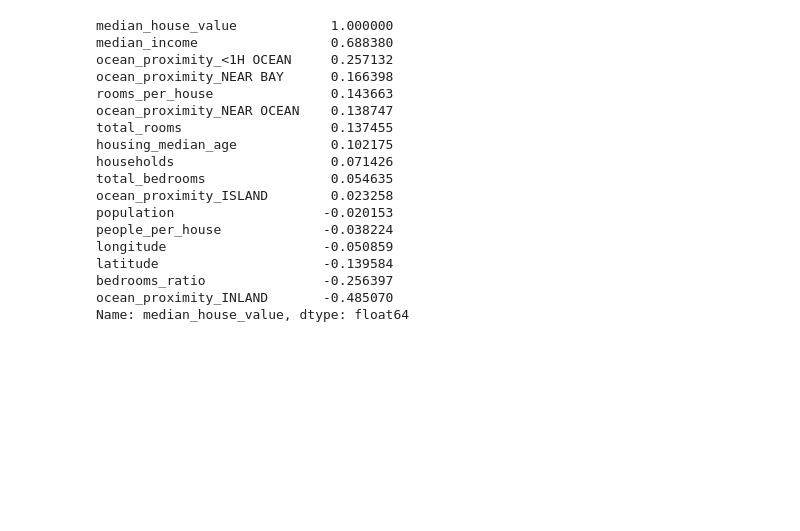
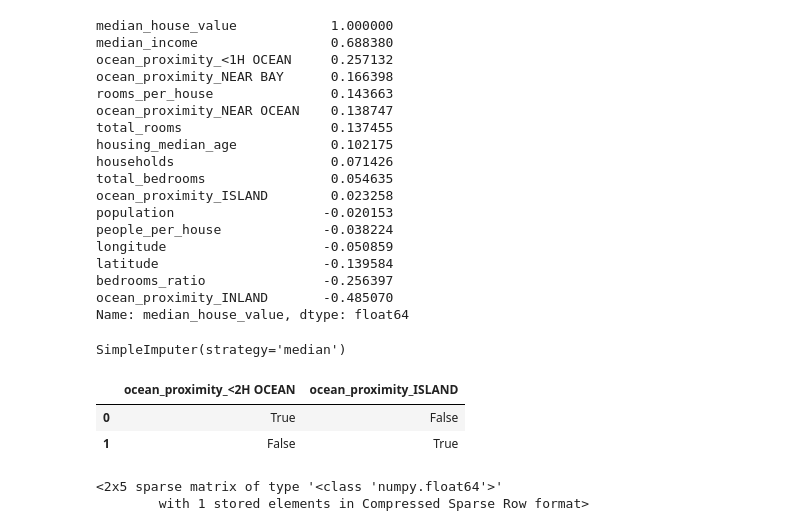
Before and after one commit to bharath03-a/ml_handson, a Jupyter notebook: notebooks/linear_models.ipynb, the cells around one changed output. Saved outputs shown, nothing was run; the diff lists cells and outputs as text; code cells hidden in the pictures; blank space fills up the shorter version.

Commit message:
data exploration

```diff
--- a/notebooks/linear_models.ipynb
+++ b/notebooks/linear_models.ipynb
@@ -245,0 +269,8 @@ Name: median_house_value, dtype: float64
+# %%
+imputer = SimpleImputer(strategy="median")
+
+housing_num = housing_data.select_dtypes(include=[np.number])
+
+imputer.fit(housing_num)
+# %% [output]
+SimpleImputer(strategy='median')
@@ -245,0 +291,13 @@ Name: median_house_value, dtype: float64
+# %%
+df_test_unknown = pd.DataFrame({"ocean_proximity": ["<2H OCEAN", "ISLAND"]})
+pd.get_dummies(df_test_unknown)
+# %% [output]
+|  | ocean_proximity_<2H OCEAN | ocean_proximity_ISLAND |
+| 0 | True | False |
+| 1 | False | True |
+# %%
+cat_encoder.handle_unknown = "ignore"
+cat_encoder.transform(df_test_unknown)
+# %% [output]
+<2x5 sparse matrix of type '<class 'numpy.float64'>'
+        with 1 stored elements in Compressed Sparse Row format>
```
Also changed, not shown: parts of 7 cells of this notebook.
